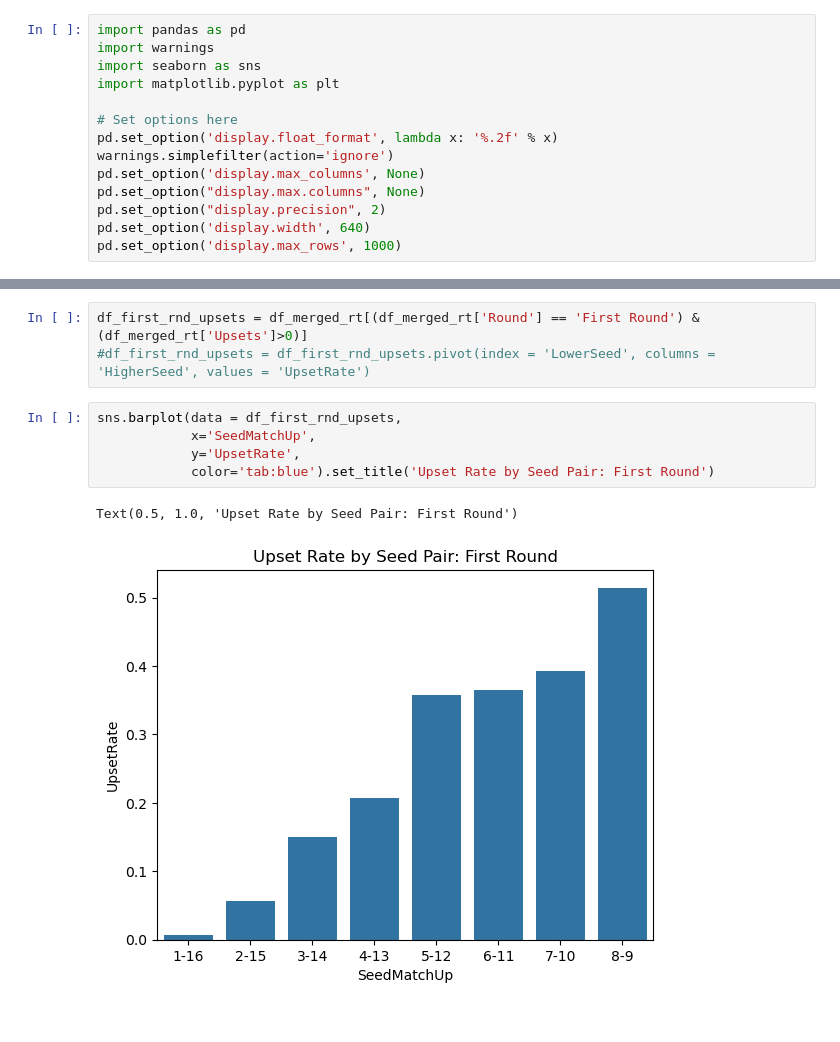
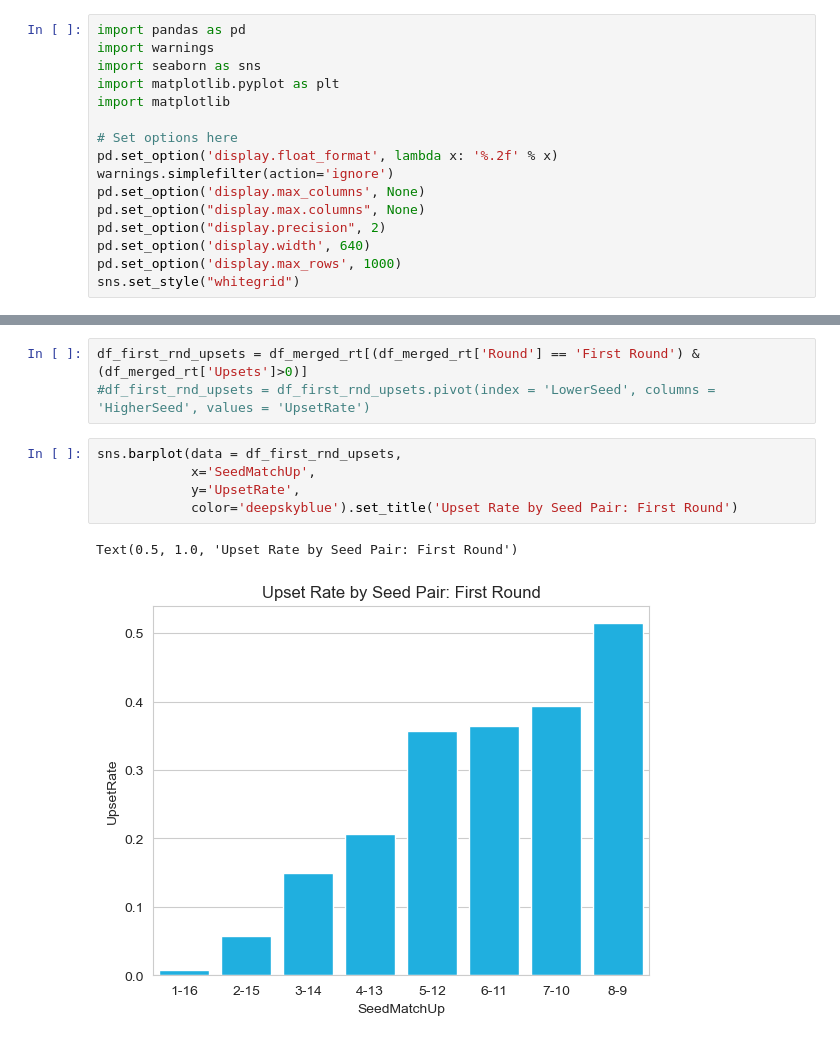
Before and after one commit to rhalemsc/NCAAT-Analysis, a Jupyter notebook: Tournament_Stats.ipynb, the cells around one changed output, grey strips where cells are left out. Cells and saved outputs as stored; diff of their text form.

Commit message:
Updated plots

```diff
--- a/Tournament_Stats.ipynb
+++ b/Tournament_Stats.ipynb
@@ -5,6 +5,7 @@ import pandas as pd
 import warnings
 import seaborn as sns
 import matplotlib.pyplot as plt
+import matplotlib
 
 # Set options here
 pd.set_option('display.float_format', lambda x: '%.2f' % x)
@@ -14,6 +15,7 @@ pd.set_option("display.max.columns", None)
 pd.set_option("display.precision", 2)
 pd.set_option('display.width', 640)
 pd.set_option('display.max_rows', 1000)
+sns.set_style("whitegrid")
 # %%
 # Read in the data from the csv file
 df_t = pd.read_csv('Tournament-Data.csv')
@@ -160,8 +176,8 @@ df_first_rnd_upsets = df_merged_rt[(df_merged_rt['Round'] == 'First Round') & (d
 # %%
 sns.barplot(data = df_first_rnd_upsets,
             x='SeedMatchUp',
             y='UpsetRate',
-            color='tab:blue').set_title('Upset Rate by Seed Pair: First Round')
+            color='deepskyblue').set_title('Upset Rate by Seed Pair: First Round')
 # %% [output]
 Text(0.5, 1.0, 'Upset Rate by Seed Pair: First Round')
-[figure, old version]
+[figure, new version]
```
Also changed, not shown: parts of 12 cells of this notebook.
